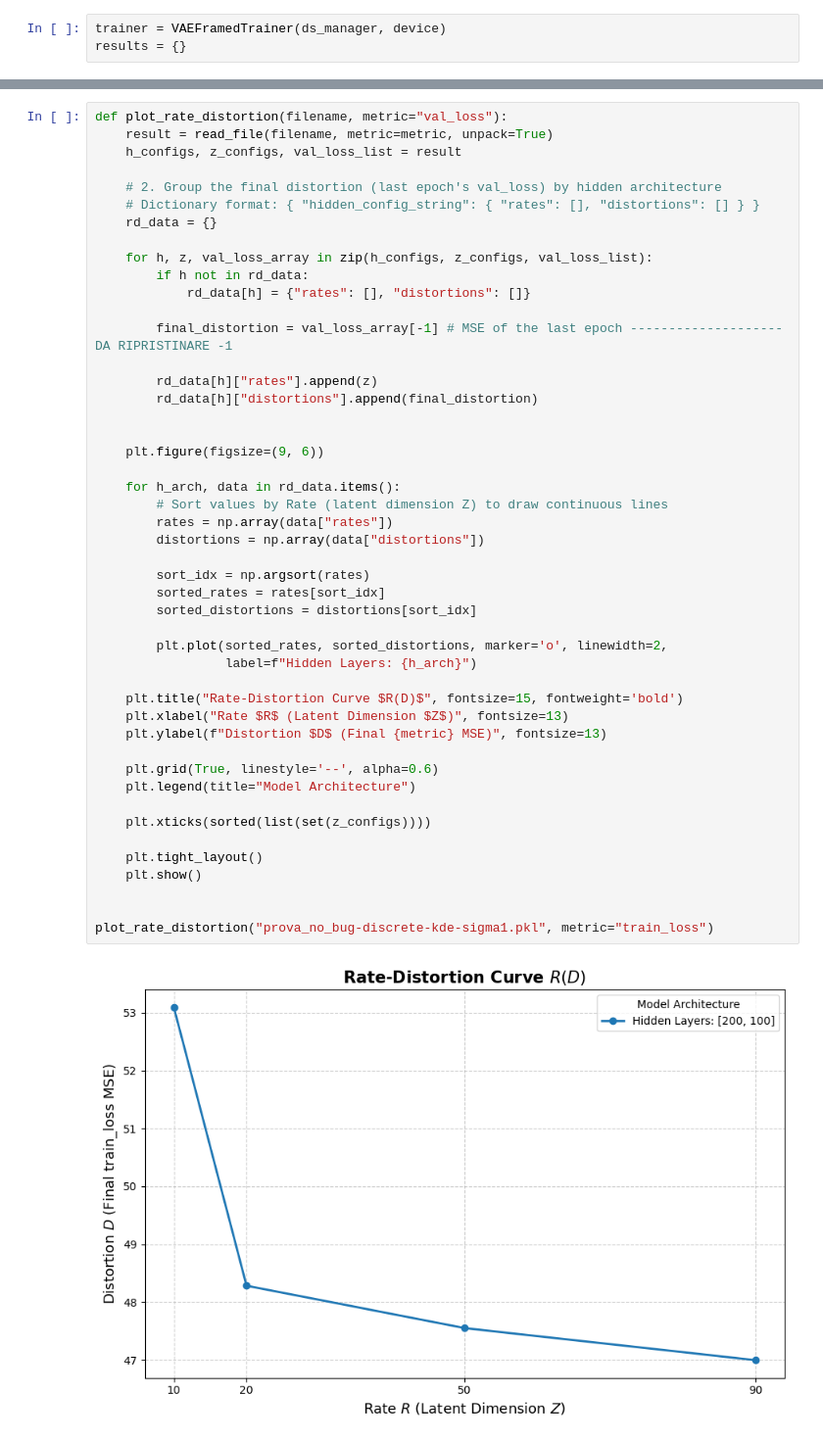
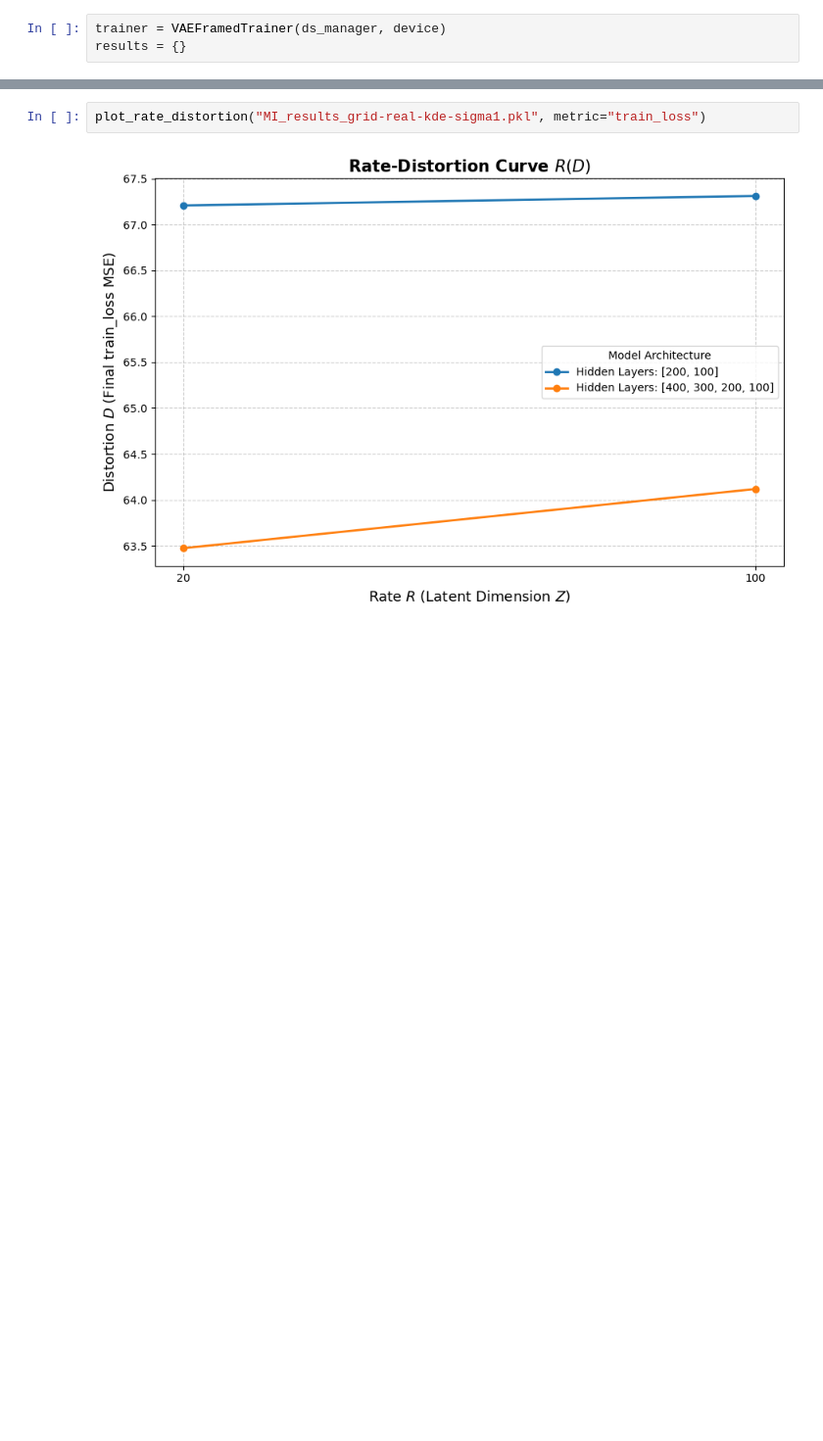
Before and after one commit to FrancescoLR02/InformationTheoryProject, a Jupyter notebook: main.ipynb, the cells around one changed output, grey strips where cells are left out. Shown at 98% size. Saved outputs shown, nothing was run; the diff lists cells and outputs as text; blank space fills up the shorter version.

```diff
--- a/main.ipynb
+++ b/main.ipynb
@@ -727,49 +355,4 @@ results_grid = run_architecture_grid( trainer, hidden_list, latent_list, base_mo
 # %%
-def plot_rate_distortion(filename, metric="val_loss"):
-    result = read_file(filename, metric=metric, unpack=True)
-    h_configs, z_configs, val_loss_list = result
-
-    # 2. Group the final distortion (last epoch's val_loss) by hidden architecture
-    # Dictionary format: { "hidden_config_string": { "rates": [], "distortions": [] } }
-    rd_data = {}
-
-    for h, z, val_loss_array in zip(h_configs, z_configs, val_loss_list):
-        if h not in rd_data:
-            rd_data[h] = {"rates": [], "distortions": []}
-
-        final_distortion = val_loss_array[-1] # MSE of the last epoch -------------------- DA RIPRISTINARE -1
-
-        rd_data[h]["rates"].append(z)
-        rd_data[h]["distortions"].append(final_distortion)
-
-
-    plt.figure(figsize=(9, 6))
-
-    for h_arch, data in rd_data.items():
-        # Sort values by Rate (latent dimension Z) to draw continuous lines
-        rates = np.array(data["rates"])
-        distortions = np.array(data["distortions"])
-
-        sort_idx = np.argsort(rates)
-        sorted_rates = rates[sort_idx]
-        sorted_distortions = distortions[sort_idx]
-
-        plt.plot(sorted_rates, sorted_distortions, marker='o', linewidth=2,
-                 label=f"Hidden Layers: {h_arch}")
-
-    plt.title("Rate-Distortion Curve $R(D)$", fontsize=15, fontweight='bold')
-    plt.xlabel("Rate $R$ (Latent Dimension $Z$)", fontsize=13)
-    plt.ylabel(f"Distortion $D$ (Final {metric} MSE)", fontsize=13)
-
-    plt.grid(True, linestyle='--', alpha=0.6)
-    plt.legend(title="Model Architecture")
-
-    plt.xticks(sorted(list(set(z_configs))))
-
-    plt.tight_layout()
-    plt.show()
-
-
-plot_rate_distortion("prova_no_bug-discrete-kde-sigma1.pkl", metric="train_loss")
+plot_rate_distortion("MI_results_grid-real-kde-sigma1.pkl", metric="train_loss")
 # %% [output]
-[figure, old version]
+[figure, new version]
```
Also changed, not shown: parts of 34 cells of this notebook, 5 other files.
